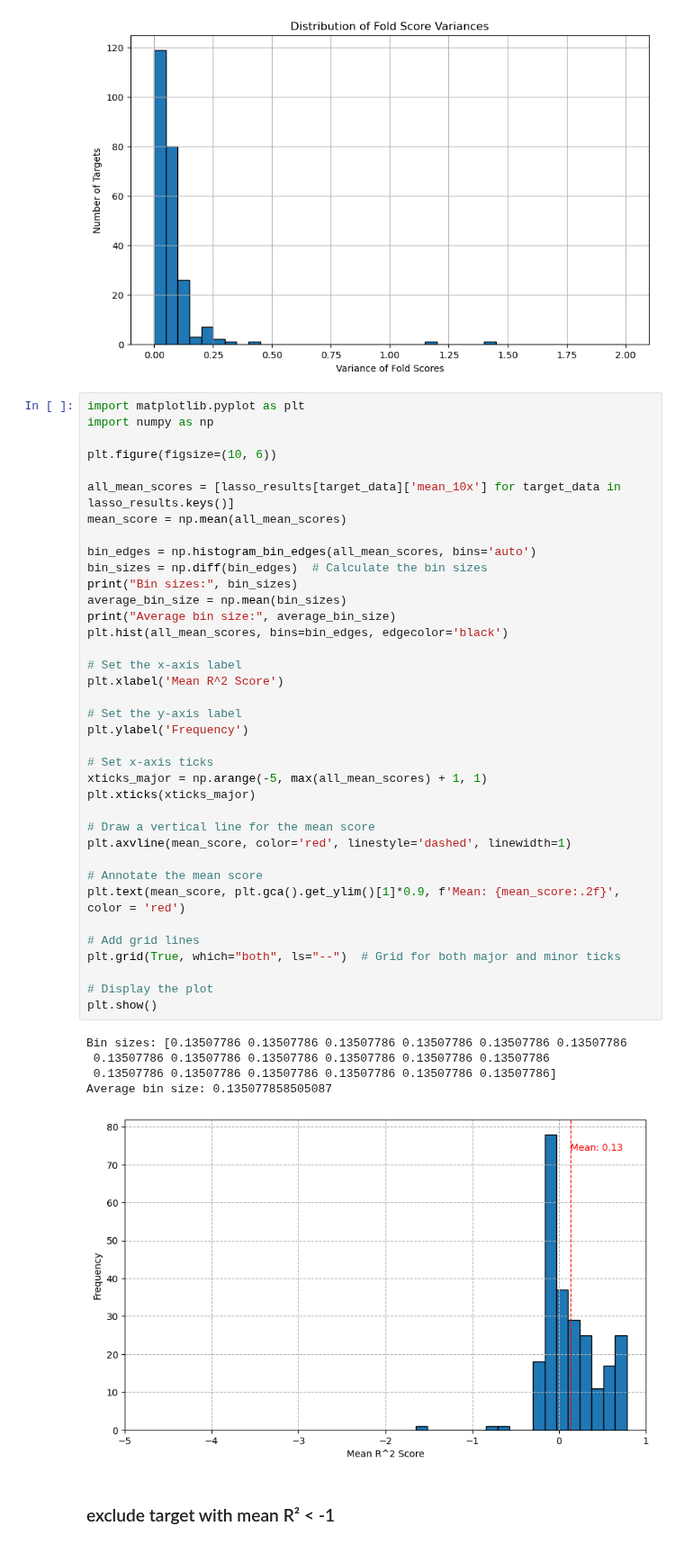
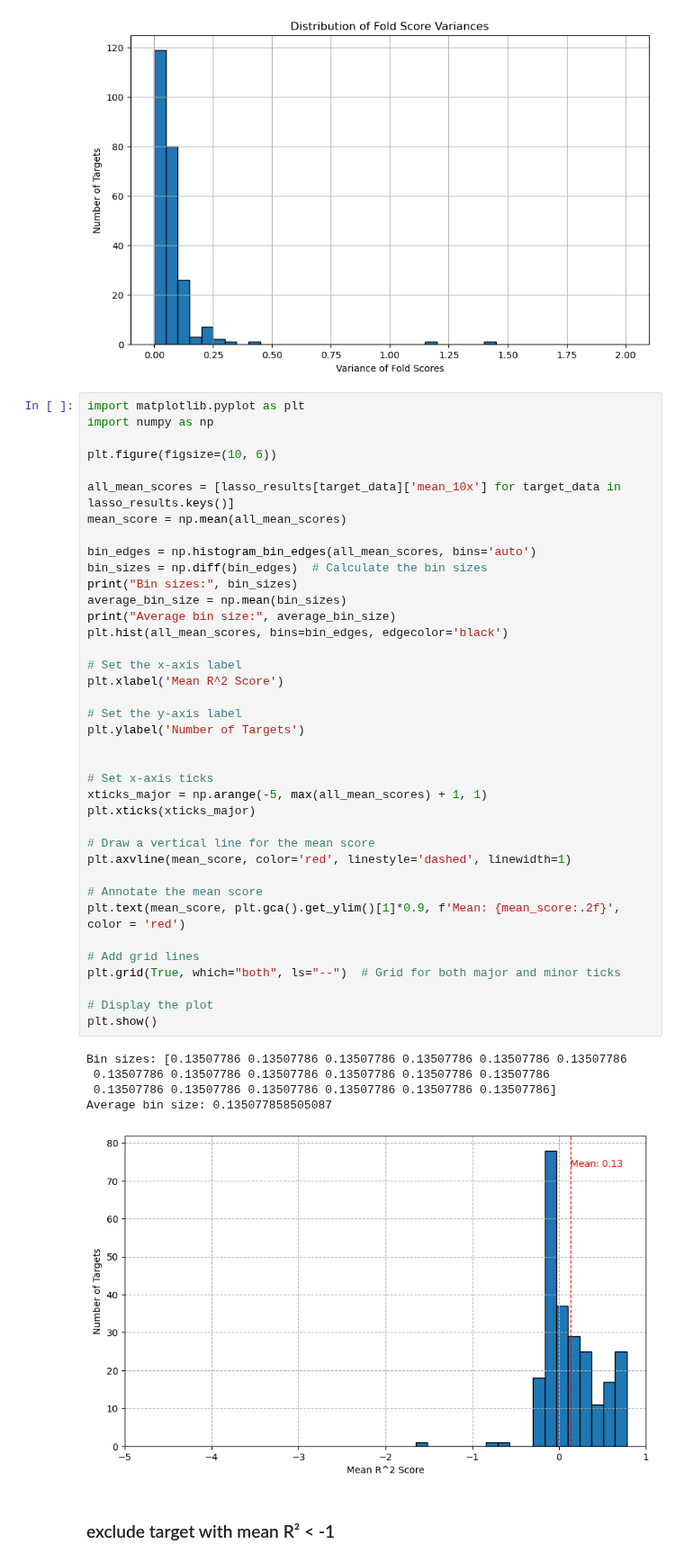
Before and after one commit to Yawkward/x.elegans, a Jupyter notebook: newfeaturespace/newfeat_10xKfold_lasso.ipynb, the cells around one changed output. Shown at 90% size. Cells and saved outputs as stored; diff of their text form.

```diff
--- a/newfeaturespace/newfeat_10xKfold_lasso.ipynb
+++ b/newfeaturespace/newfeat_10xKfold_lasso.ipynb
@@ -466,35 +466,36 @@ bin_sizes = np.diff(bin_edges)  # Calculate the bin sizes
 print("Bin sizes:", bin_sizes)
 average_bin_size = np.mean(bin_sizes)
 print("Average bin size:", average_bin_size)
 plt.hist(all_mean_scores, bins=bin_edges, edgecolor='black')
 
 # Set the x-axis label
 plt.xlabel('Mean R^2 Score')
 
 # Set the y-axis label
-plt.ylabel('Frequency')
+plt.ylabel('Number of Targets')
+
 
 # Set x-axis ticks
 xticks_major = np.arange(-5, max(all_mean_scores) + 1, 1)
 plt.xticks(xticks_major)
 
 # Draw a vertical line for the mean score
 plt.axvline(mean_score, color='red', linestyle='dashed', linewidth=1)
 
 # Annotate the mean score
 plt.text(mean_score, plt.gca().get_ylim()[1]*0.9, f'Mean: {mean_score:.2f}', color = 'red')
 
 # Add grid lines
 plt.grid(True, which="both", ls="--")  # Grid for both major and minor ticks
 
 # Display the plot
 plt.show()
 # %% [output]
 Bin sizes: [0.13507786 0.13507786 0.13507786 0.13507786 0.13507786 0.13507786
  0.13507786 0.13507786 0.13507786 0.13507786 0.13507786 0.13507786
  0.13507786 0.13507786 0.13507786 0.13507786 0.13507786 0.13507786]
 Average bin size: 0.135077858505087
-[figure, old version]
+[figure, new version]
 # %% [markdown]
 ### exclude target with mean R² < -1
 # %%
```
Also changed, not shown: parts of 1 cell of this notebook, 1 other file.
